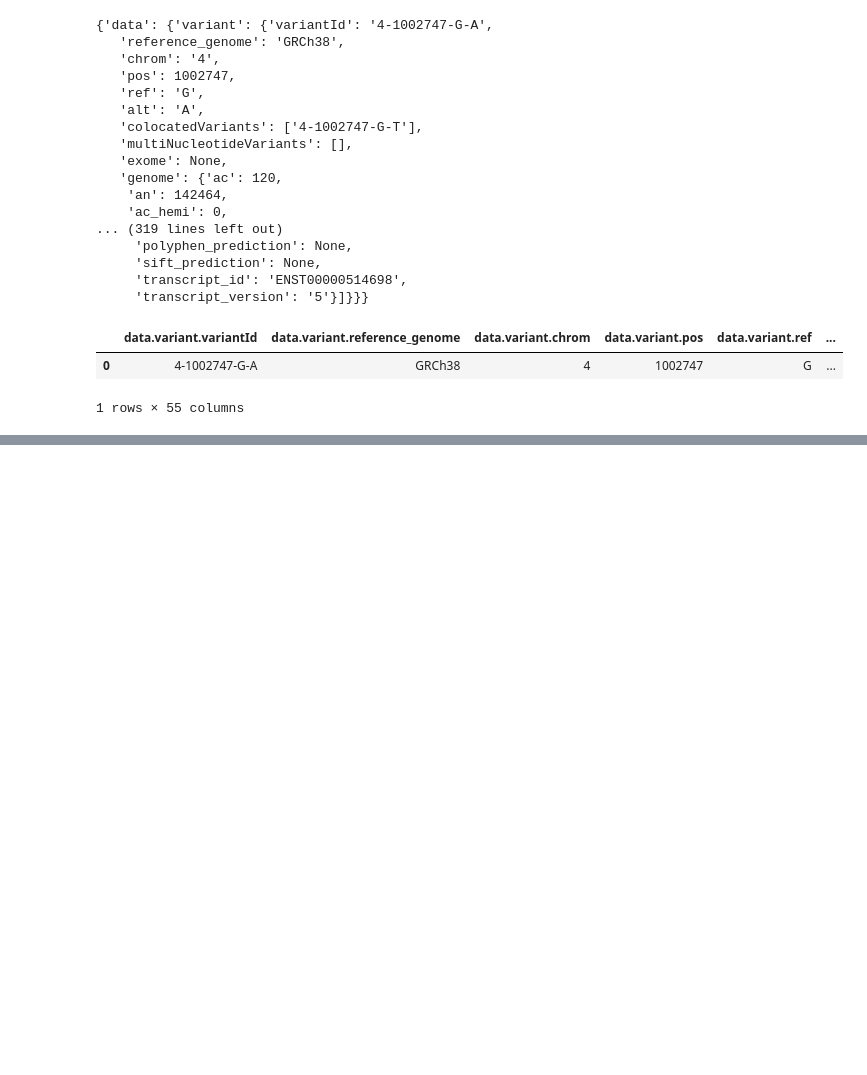
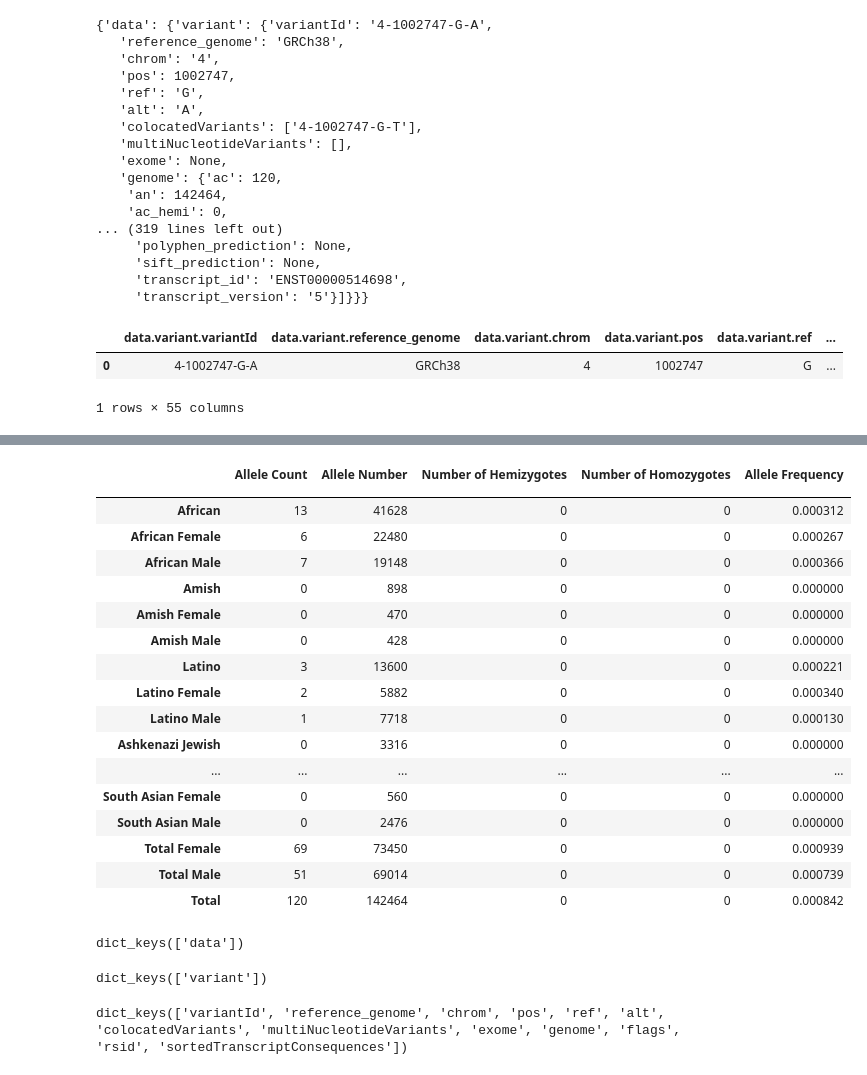
Before and after one commit to bioinfo-hcpa/pynoma, a Jupyter notebook: notebooks/variant search.ipynb, the cells around one changed output, grey strips where cells are left out. Saved outputs shown, nothing was run; the diff lists cells and outputs as text; code cells hidden in the pictures; blank space fills up the shorter version.

Commit message:
finished variant search notebook data manipulation investigations

```diff
--- a/notebooks/variant search.ipynb
+++ b/notebooks/variant search.ipynb
@@ -33,0 +82,12 @@ pd.json_normalize(js)
+# %%
+POPULATION_ID_MAP = {
+            'AFR': 'African',
+            'AMI': 'Amish',
+            'AMR': 'Latino',
+            'ASJ': 'Ashkenazi Jewish',
+            'EAS': 'East Asian',
+            'FIN': 'European (Finnish)',
+            'NFE': 'European (non-Finnish)',
+            'OTH': 'Other',
+            'SAS': 'South Asian'
+        }
@@ -33,0 +109,62 @@ pd.json_normalize(js)
+# %%
+POPULATION_ID_MAP['FEMALE'] = 'Female'
+POPULATION_ID_MAP['MALE'] = 'Male'
+
+new_index = {}
+frequencies = []
+for row in reqdf.iterrows():
+    row_id = row[0]
+    new_row_name = ""
+    for piece in row_id.split('_'):
+        new_row_name += POPULATION_ID_MAP[piece] + " "
+    new_row_name = new_row_name[0:-1]
+    new_index[row_id] = new_row_name
+    frequencies.append(row[1]['ac']/row[1]['an'])
+
+new_index['FEMALE'] = 'Total Female'
+new_index['MALE'] = 'Total Male'
+new_columns = {'ac': 'Allele Count', 'an': 'Allele Number',
+               'ac_hemi': 'Number of Hemizygotes', 'ac_hom': 'Number of Homozygotes'}
+
+df = reqdf.rename(columns=new_columns, index=new_index)
+
+total_row = df.loc['Total Female'] + df.loc['Total Male']
+total_row.name = 'Total'
+df = df.append([total_row])
+
+frequencies.append(df.loc['Total']['Allele Count'] / df.loc['Total']['Allele Number'])
+df['Allele Frequency'] = frequencies
+# %%
+df.index.name = ''
+df
+# %% [output]
+|  | Allele Count | Allele Number | Number of Hemizygotes | Number of Homozygotes | Allele Frequency |
+|  |  |  |  |  |  |
+| African | 13 | 41628 | 0 | 0 | 0.000312 |
+| African Female | 6 | 22480 | 0 | 0 | 0.000267 |
+| African Male | 7 | 19148 | 0 | 0 | 0.000366 |
+| Amish | 0 | 898 | 0 | 0 | 0.000000 |
+| Amish Female | 0 | 470 | 0 | 0 | 0.000000 |
+| Amish Male | 0 | 428 | 0 | 0 | 0.000000 |
+| Latino | 3 | 13600 | 0 | 0 | 0.000221 |
+| Latino Female | 2 | 5882 | 0 | 0 | 0.000340 |
+| Latino Male | 1 | 7718 | 0 | 0 | 0.000130 |
+| Ashkenazi Jewish | 0 | 3316 | 0 | 0 | 0.000000 |
+| ... | ... | ... | ... | ... | ... |
+| South Asian Female | 0 | 560 | 0 | 0 | 0.000000 |
+| South Asian Male | 0 | 2476 | 0 | 0 | 0.000000 |
+| Total Female | 69 | 73450 | 0 | 0 | 0.000939 |
+| Total Male | 51 | 69014 | 0 | 0 | 0.000739 |
+| Total | 120 | 142464 | 0 | 0 | 0.000842 |
+# %%
+js.keys()
+# %% [output]
+dict_keys(['data'])
+# %%
+js['data'].keys()
+# %% [output]
+dict_keys(['variant'])
+# %%
+js['data']['variant'].keys()
+# %% [output]
+dict_keys(['variantId', 'reference_genome', 'chrom', 'pos', 'ref', 'alt', 'colocatedVariants', 'multiNucleotideVariants', 'exome', 'genome', 'flags', 'rsid', 'sortedTranscriptConsequences'])
```
Also changed, not shown: parts of 7 cells of this notebook.
